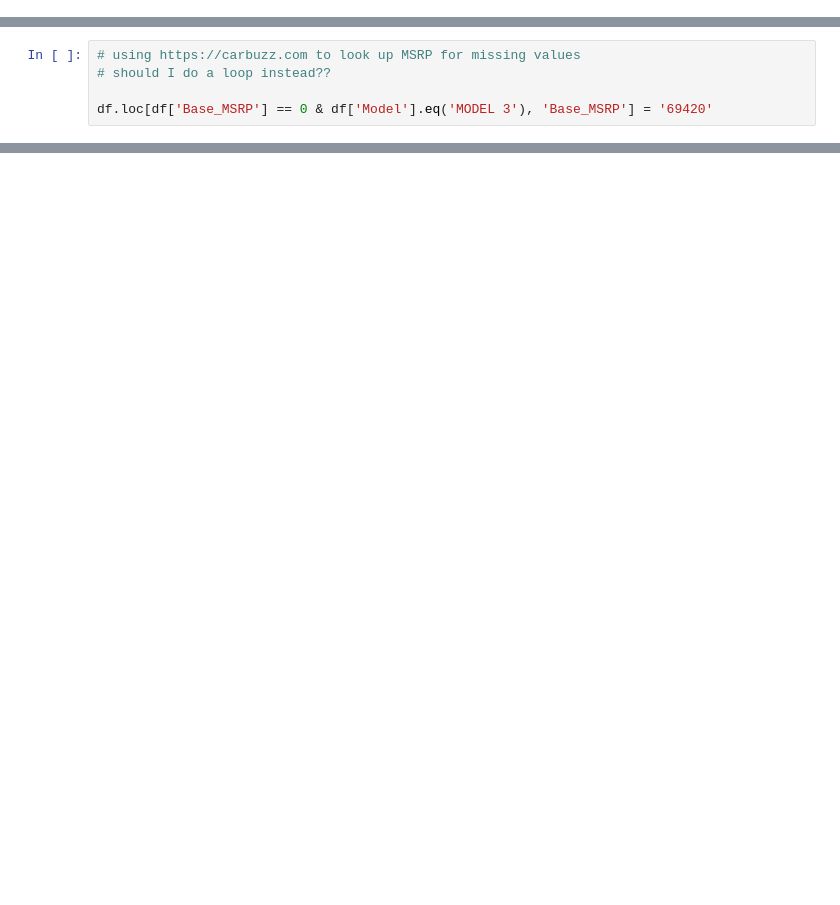
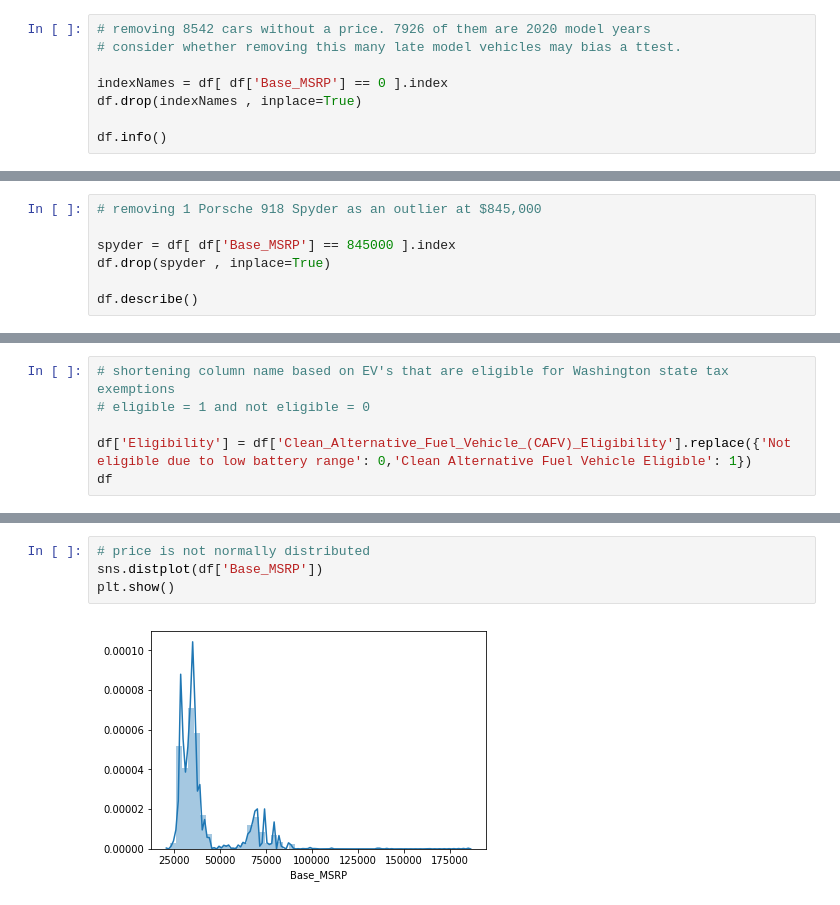
Before and after one commit to mgalaviz1/Electric_Vehicle_Price_and_Tax_Exemption, a Jupyter notebook: EV_ttest.ipynb, the cells around one changed output, grey strips where cells are left out. Saved outputs shown, nothing was run; the diff lists cells and outputs as text; blank space fills up the shorter version.

Commit message:
finished notebook
Independent t test analysis on electric vehicle data.

```diff
--- a/EV_ttest.ipynb
+++ b/EV_ttest.ipynb
@@ -27,0 +119,8 @@ df.columns
+# %%
+# removing 8542 cars without a price. 7926 of them are 2020 model years
+# consider whether removing this many late model vehicles may bias a ttest.
+
+indexNames = df[ df['Base_MSRP'] == 0 ].index
+df.drop(indexNames , inplace=True)
+
+df.info()
@@ -27,0 +148,7 @@ df.columns
+# %%
+# removing 1 Porsche 918 Spyder as an outlier at $845,000
+
+spyder = df[ df['Base_MSRP'] == 845000 ].index
+df.drop(spyder , inplace=True)
+
+df.describe()
@@ -27,0 +165,6 @@ df.columns
+# %%
+# shortening column name based on EV's that are eligible for Washington state tax exemptions
+# eligible = 1 and not eligible = 0
+
+df['Eligibility'] = df['Clean_Alternative_Fuel_Vehicle_(CAFV)_Eligibility'].replace({'Not eligible due to low battery range': 0,'Clean Alternative Fuel Vehicle Eligible': 1})
+df
@@ -42,5 +216,0 @@ Some models with no price (Base MSRP) were not able to be found online. In most
-# %%
-# using https://carbuzz.com to look up MSRP for missing values
-# should I do a loop instead??
-
-df.loc[df['Base_MSRP'] == 0 & df['Model'].eq('MODEL 3'), 'Base_MSRP'] = '69420'
@@ -57,0 +245,6 @@ df.query('Base_MSRP==0')['Model'].value_counts()  #  need to figure out why this
+# %%
+# price is not normally distributed
+sns.distplot(df['Base_MSRP'])
+plt.show()
+# %% [output]
+[figure, added]
```
Also changed, not shown: parts of 48 cells of this notebook, 1 other file.
